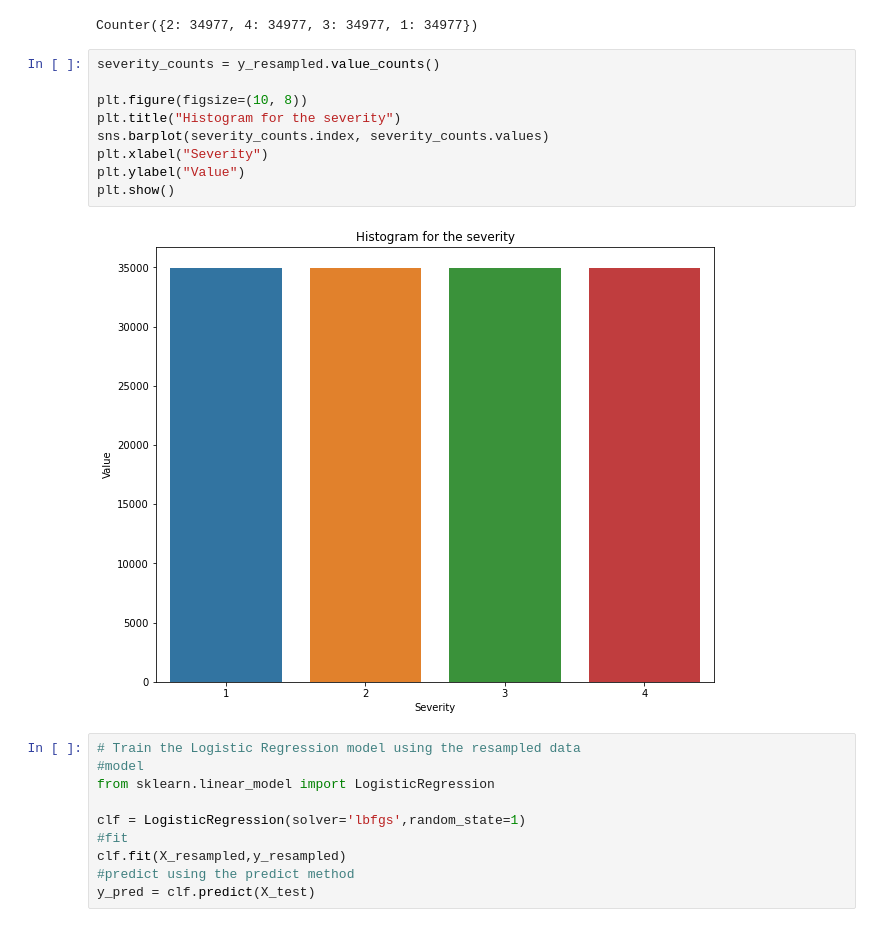
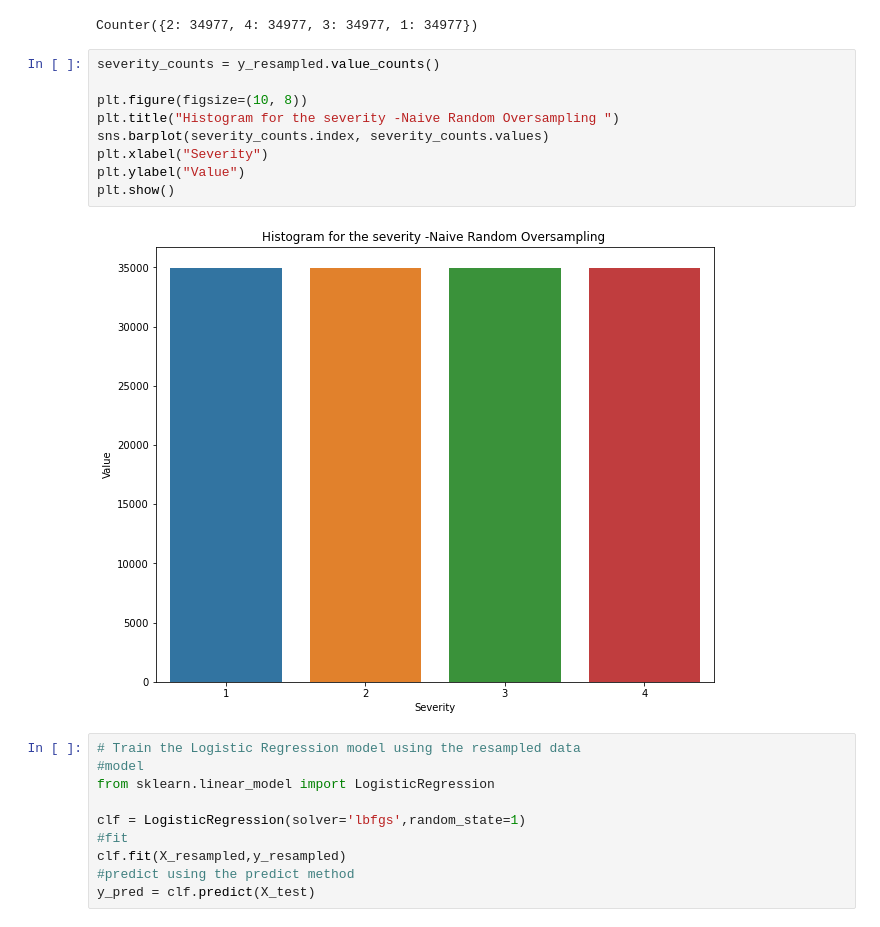
Before and after one commit to DennisPSmith5676/DataVisualization_US_Accidents, a Jupyter notebook: mock_accident_S3data-with-Street.ipynb, the cells around one changed output. Drawn from its saved outputs; the diff is of its cells as text.

```diff
--- a/mock_accident_S3data-with-Street.ipynb
+++ b/mock_accident_S3data-with-Street.ipynb
@@ -619,14 +660,14 @@ Counter({2: 34977, 4: 34977, 3: 34977, 1: 34977})
 # %%
 severity_counts = y_resampled.value_counts()
 
 plt.figure(figsize=(10, 8))
-plt.title("Histogram for the severity")
+plt.title("Histogram for the severity -Naive Random Oversampling ")
 sns.barplot(severity_counts.index, severity_counts.values)
 plt.xlabel("Severity")
 plt.ylabel("Value")
 plt.show()
 # %% [output]
-[figure, old version]
+[figure, new version]
 # %%
 # Train the Logistic Regression model using the resampled data
 #model
```
Also changed, not shown: parts of 19 cells of this notebook, 14 other files.
